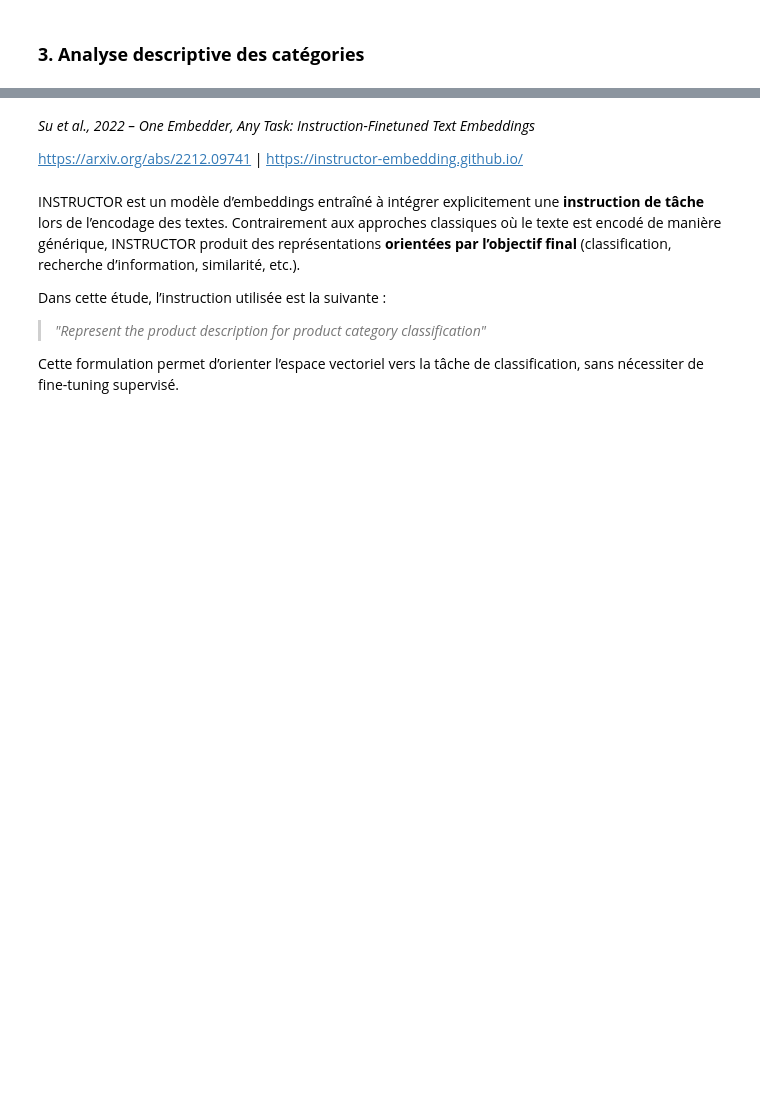
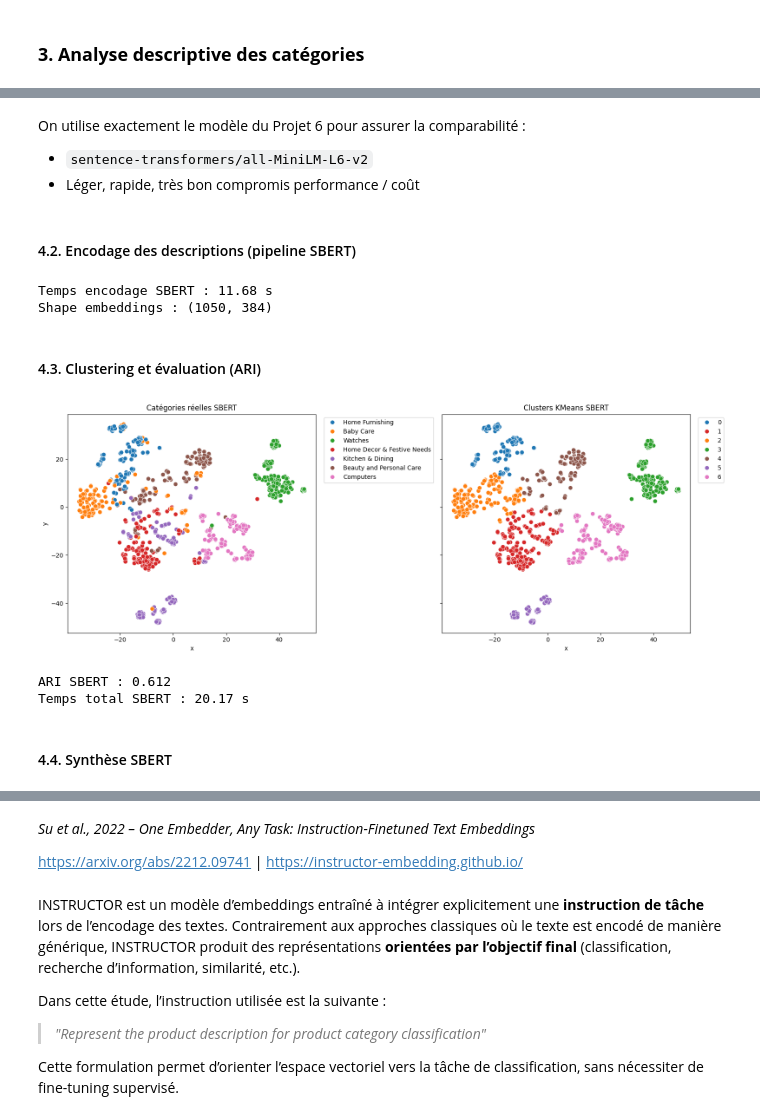
Before and after one commit to MargauxDupeyron/OC-P8-Realisez-un-dashboard-et-assurez-une-veille-technique, a Jupyter notebook: projet8_notebook_veille.ipynb, the cells around one changed output, grey strips where cells are left out. Cells and saved outputs as stored; diff of their text form; code cells hidden in the pictures; blank space fills up the shorter version.

Commit message:
Work progress, technical monitoring, and configuration file updates

```diff
--- a/projet8_notebook_veille.ipynb
+++ b/projet8_notebook_veille.ipynb
@@ -431,2 +462,0 @@ data["description_clean"] = data["description"].astype(str).str.lower()
-# %%
-data["tokens"] = data["description_clean"].apply(word_tokenize)
@@ -572,0 +595,56 @@ plt.show()
+# %% [markdown]
+On utilise exactement le modèle du Projet 6 pour assurer la comparabilité :
+- `sentence-transformers/all-MiniLM-L6-v2`
+- Léger, rapide, très bon compromis performance / coût
+# %% [markdown]
+#### 4.2. Encodage des descriptions (pipeline SBERT)
+# %%
+def sbert_pipeline(
+    texts,
+    model_name="sentence-transformers/all-MiniLM-L6-v2",
+    batch_size=64
+):
+    t0 = perf_counter()
+
+    model = SentenceTransformer(model_name)
+
+    X_embeddings = model.encode(
+        texts.tolist(),
+        batch_size=batch_size,
+        show_progress_bar=True,
+        convert_to_numpy=True,
+        normalize_embeddings=False
+    )
+
+    time_embedding = perf_counter() - t0
+
+    return X_embeddings, time_embedding
+# %%
+X_sbert, time_sbert_embedding = sbert_pipeline(X_text)
+
+print(f"Temps encodage SBERT : {time_sbert_embedding:.2f} s")
+print("Shape embeddings :", X_sbert.shape)
+# %% [output]
+Temps encodage SBERT : 11.68 s
+Shape embeddings : (1050, 384)
+# %% [markdown]
+#### 4.3. Clustering et évaluation (ARI)
+# %%
+res_sbert = run_clustering_pipeline(
+    X=X_sbert,
+    y_true=y,
+    k=7,
+    title="SBERT"
+)
+
+ari_sbert = res_sbert["ari"]
+time_sbert_total = time_sbert_embedding + res_sbert["time_total_s"]
+
+print(f"ARI SBERT : {ari_sbert:.3f}")
+print(f"Temps total SBERT : {time_sbert_total:.2f} s")
+# %% [output]
+[figure, added]
+ARI SBERT : 0.612
+Temps total SBERT : 20.17 s
+# %% [markdown]
+#### 4.4. Synthèse SBERT
```
Also changed, not shown: parts of 122 cells of this notebook, 3 other files.
